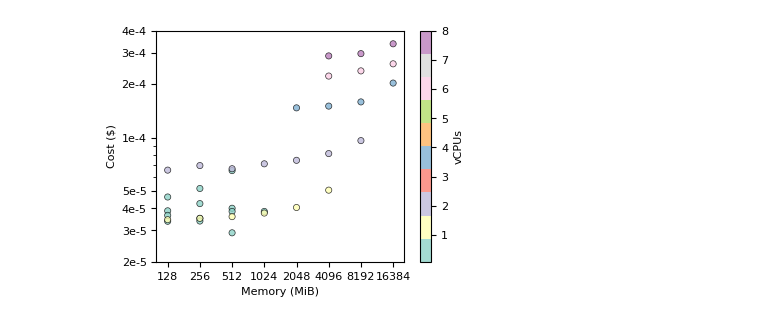
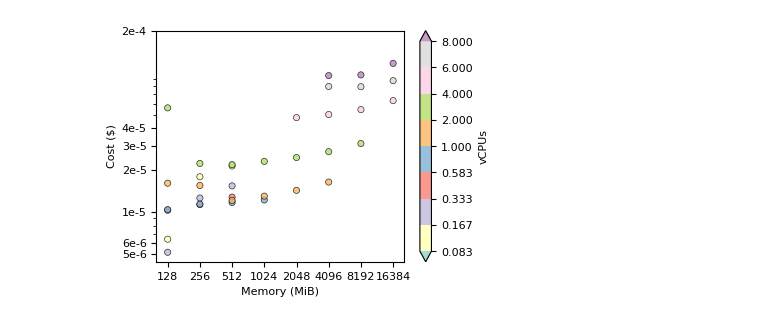
Before and after one commit to Existein/COSE-, a Jupyter notebook: COSE_plus.ipynb, the cells around one changed output. Drawn from its saved outputs; the diff is of its cells as text; code cells hidden in the pictures.

```diff
--- a/COSE_plus.ipynb
+++ b/COSE_plus.ipynb
@@ -109,32 +109,32 @@ def next_finder (x, y):
 # %%
 mtp.rcParams.update({'font.size':8})
 
 # Load your data from the CSV file
-df = pd.read_csv('cpu_benchmark_results.csv')
+df = pd.read_csv('memory_benchmark_results.csv')
 
 # Extract the columns of interest
 memory = df['Memory (MiB)']
 vcpus = df['vCPUs']
 cost = df['Cost ($)']
 
 # Create a custom colormap
 cmap = ListedColormap(sns.color_palette("Set3", 10))
 bounds = [0.083, 0.167, 0.333, 0.583, 1, 2, 4, 6, 8]
 norm = mtp.colors.BoundaryNorm(bounds, cmap.N, extend='both')
 
 # 2D Scatter Plot (Memory vs. Execution Time)
 plt.figure(figsize=(4, 3))
-plt.scatter(memory, cost, c=vcpus, cmap=cmap, s=20, alpha=0.8, linewidths=0.5, edgecolors='black')
+scatter = plt.scatter(memory, cost, c=vcpus, cmap=cmap, norm=norm, s=20, alpha=0.8, linewidths=0.5, edgecolors='black')
 plt.xlabel('Memory (MiB)')
-plt.xscale('log', base = 2)
+plt.xscale('log', base=2)
 plt.xticks(ticks=[128, 256, 512, 1024, 2048, 4096, 8192, 16384], labels=['128', '256', '512', '1024', '2048', '4096', '8192', '16384'])
 plt.ylabel('Cost ($)')
 plt.yscale('log')
-plt.yticks(ticks=[2e-5, 3e-5, 4e-5, 5e-5, 1e-4, 2e-4, 3e-4, 4e-4], labels=['2e-5', '3e-5', '4e-5', '5e-5', '1e-4', '2e-4', '3e-4', '4e-4'])
-plt.colorbar(label='vCPUs')
+plt.yticks(ticks=[5e-6, 6e-6, 1e-5, 2e-5, 3e-5, 4e-5, 2e-4], labels=['5e-6', '6e-6', '1e-5', '2e-5', '3e-5', '4e-5', '2e-4'])
+plt.colorbar(scatter, label='vCPUs')
 plt.show()
 # %% [output]
-[figure, old version]
+[figure, new version]
 # %%
 # define exploration space i.e. memory values
 pbounds = { 'x': (128, 16384), 'y': (0.083, 8)}
```
Also changed, not shown: parts of 1 cell of this notebook.
